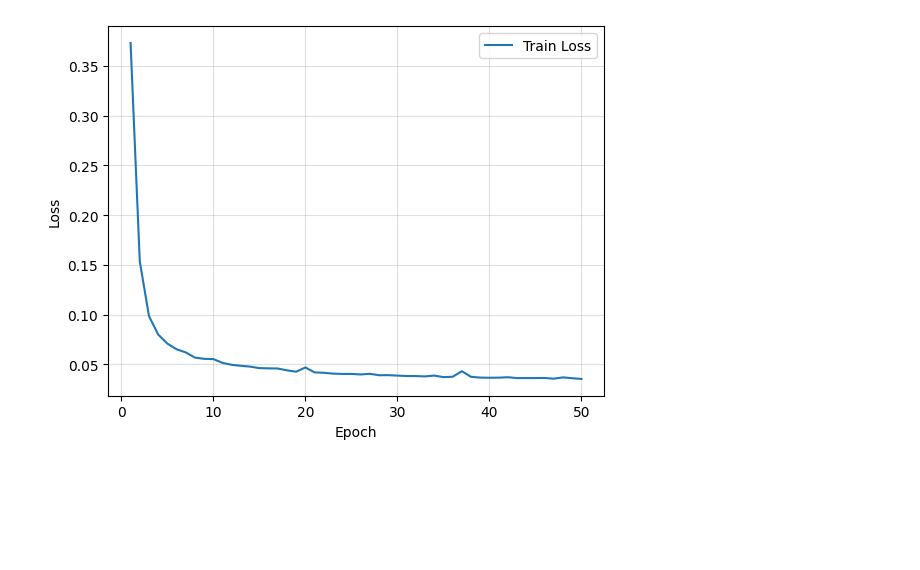
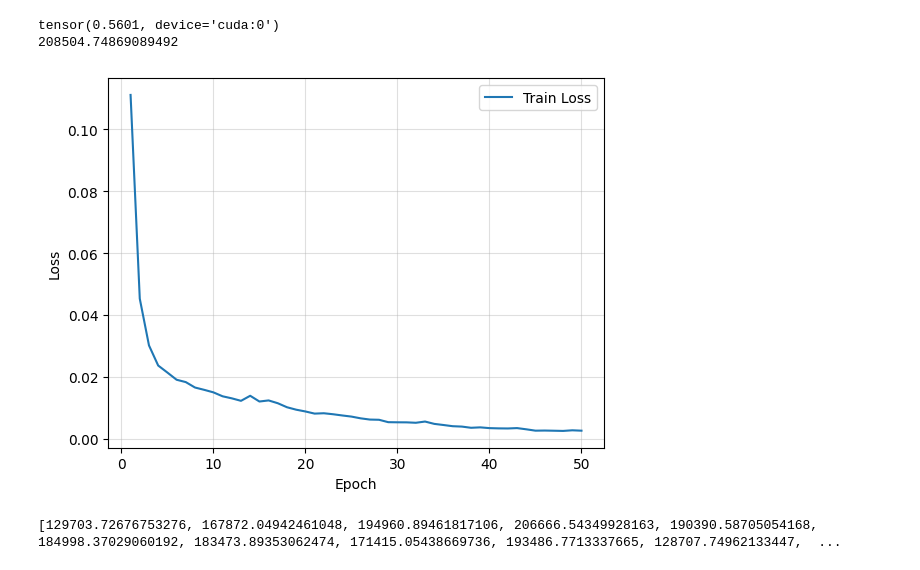
Before and after one commit to Jaachimsthal/kaggle, a Jupyter notebook: house_prices/house_prices_log.ipynb, the cells around one changed output. Drawn from its saved outputs; the diff is of its cells as text; code cells hidden in the pictures; blank space fills up the shorter version.

```diff
--- a/house_prices/house_prices_log.ipynb
+++ b/house_prices/house_prices_log.ipynb
@@ -27,6 +27,13 @@ tests_features = torch.tensor(all_features[len(train_data):].values, dtype=torch
 
 train_labels = (torch.tensor(all_labels, dtype=torch.float32).to("cuda"))
 train_labels = train_labels.reshape(train_labels.shape[0], 1)
+
+# 反标准化->反对数化（log(1+x)的反函数exp(x)-1）
+print(train_labels[0,0])
+print(np.exp(0.5601 * all_std_labels + all_mean_labels) - 1)
+# %% [output]
+tensor(0.5601, device='cuda:0')
+208504.74869089492
 # %%
 class Net(nn.Module):
     """Regression Model
@@ -38,8 +45,9 @@ class Net(nn.Module):
         """init net struct
         """
         super().__init__()
-        self.dropout = nn.Dropout(0.001)
-        self.outputs = nn.Linear(all_features.shape[1], 1)
+        # self.dropout = nn.Dropout(0.001)
+        # self.outputs = nn.Linear(all_features.shape[1], 1)
+        self.outputs = nn.Sequential(nn.Linear(all_features.shape[1], 200), nn.ReLU(), nn.Linear(200, 1))
 
     def forward(self, features: torch.Tensor) -> torch.Tensor:
         """前向传播
@@ -92,17 +99,56 @@ def train(features: torch.Tensor, labels: torch.Tensor, num_epochs: int, lr: flo
         train_losses.append(train_loss/num_epochs)
         tqdm_instance.set_postfix(loss=train_loss/num_epochs)
     return train_losses
+# %%
+def pred(net: nn.Module, features: torch.Tensor, labels: torch.Tensor) -> tuple[list[float], list[float]]:
+    """预测
+
+    Args:
+        net (nn.Module): 模型
+        features (torch.Tensor): 特征
+        labels (torch.Tensor): 标签（用于计算损失）
+
+    Returns:
+        float: 损失值
+    """
+    net.to("cuda")
+    net.eval()
+    predes, losses = [], []
+    if labels != None:
+        dataset = torch.utils.data.TensorDataset(features, labels)
+        data_loader = torch.utils.data.DataLoader(dataset=dataset, batch_size=1, shuffle=False)
+        for feature, label in data_loader:
+            pred = net(feature)
+            loss_val: torch.Tensor = loss(pred, label)
+            predes.append(pred.item())
+            losses.append(loss_val.item())
+        return predes, losses
+    else:
+        for feature in features:
+            pred = net(feature)
+            predes.append(np.exp(pred.item() * all_std_labels + all_mean_labels) - 1)
+        return predes, losses
 # %%
-train_losses = train(features=train_features, labels=train_labels, num_epochs=50, lr=0.001, weight_decay=0.001, batch_size=60)
+net = Net()
+train_losses = train(net=net, features=train_features, labels=train_labels, num_epochs=50, lr=0.001, weight_decay=0.001, batch_size=120)
 
 plt.plot(list(range(1, 50+1)), train_losses, label='Train Loss')
 plt.xlabel('Epoch')
 plt.ylabel('Loss')
 plt.grid(True, alpha=0.4)
 plt.legend(loc='upper right')
 plt.show()
+
+def create_submission() -> None:
+    preds, _ = pred(net=net, features=tests_features, labels=None)
+    print(preds)
+    tests_data['SalePrice'] = pd.Series(preds)
+    submission = pd.concat([tests_data['Id'], tests_data['SalePrice']], axis=1)
+    submission.to_csv('submission_log_mlp.csv', index=False)
+create_submission()
 # %% [output]
-[figure, old version]
+[figure, new version]
+[129703.72676753276, 167872.04942461048, 194960.89461817106, 206666.54349928163, 190390.58705054168, 184998.37029060192, 183473.89353062474, 171415.05438669736, 193486.7713337665, 128707.74962133447,  ...
 # %%
 # K折交叉验证+网格搜索 寻找最佳参数
 from skorch import NeuralNetRegressor # 二分类任务、回归任务
```
Also changed, not shown: parts of 5 cells of this notebook, 2 other files.
